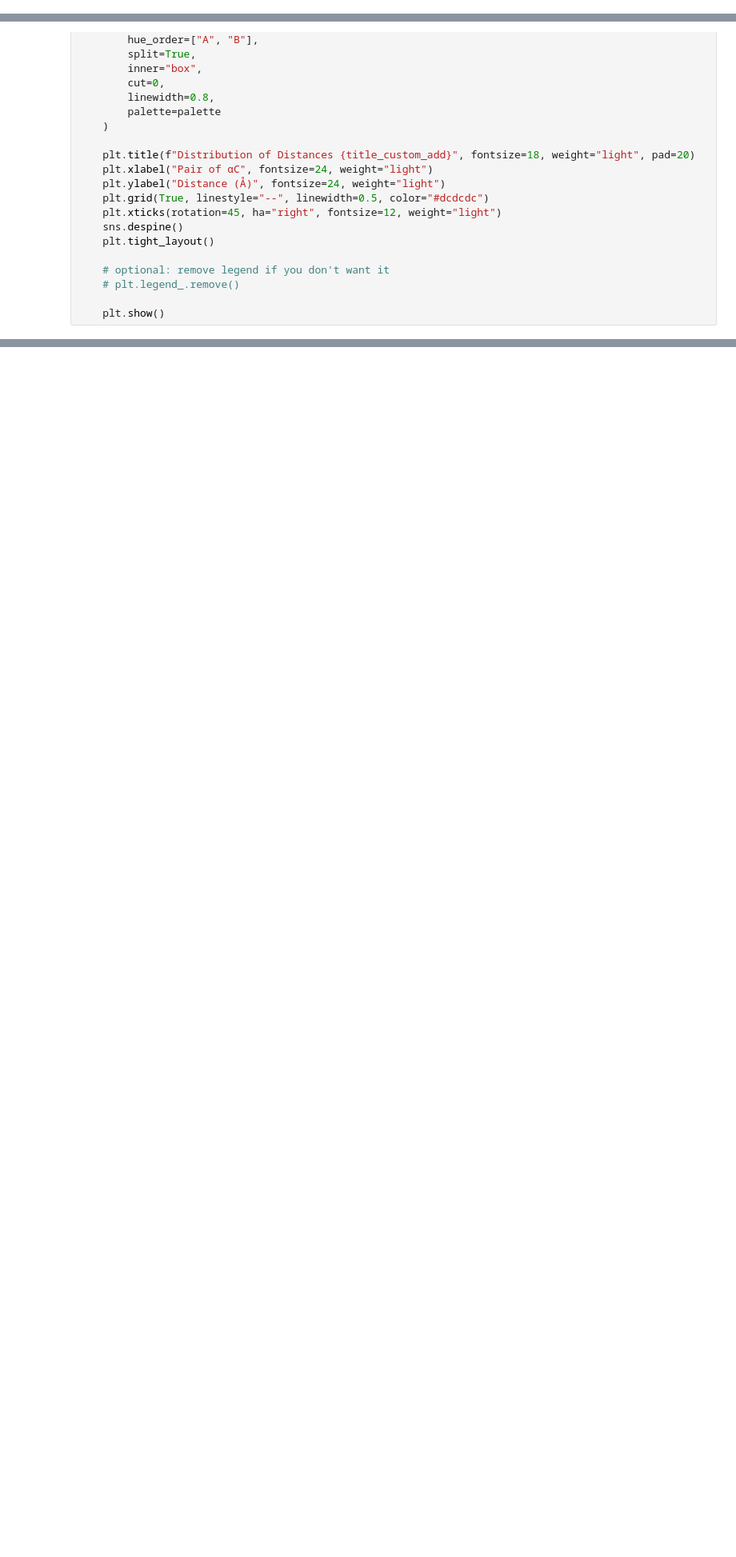
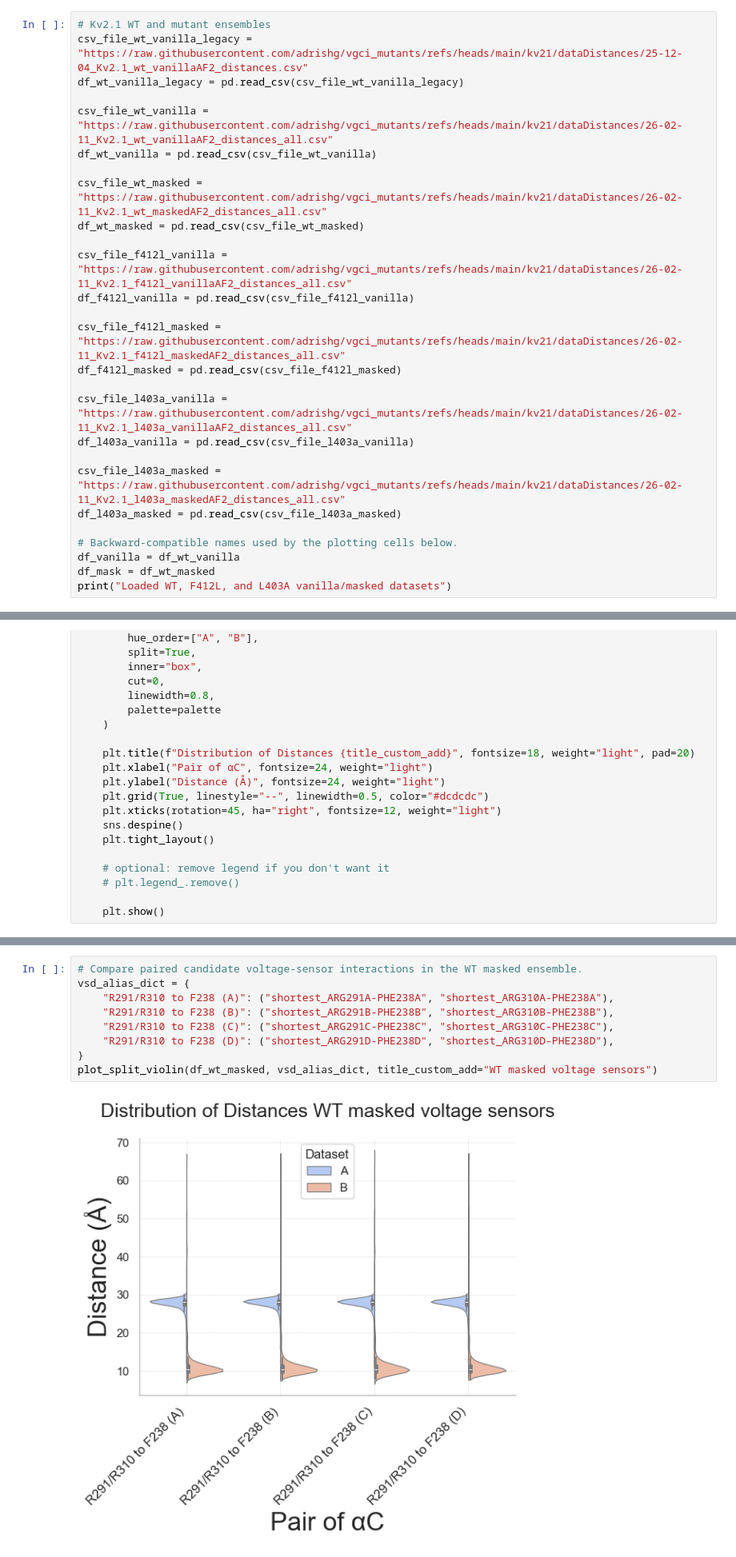
Before and after one commit to adrishg/vgci_mutants, a Jupyter notebook: kv21/Kv21_distanceDistribution_vsExperimental.ipynb, the cells around one changed output, grey strips where cells are left out. Shown at 80% size. Drawn from its saved outputs; the diff is of its cells as text; blank space fills up the shorter version.

Commit message:
refreshing all old, moving all paths to raw links still need to check compare Nav15 maskv2 and v2 no IFM

```diff
--- a/kv21/Kv21_distanceDistribution_vsExperimental.ipynb
+++ b/kv21/Kv21_distanceDistribution_vsExperimental.ipynb
@@ -22,3 +25,30 @@ df_mask = pd.read_csv(csv_file_masked)
+# %%
+# Kv2.1 WT and mutant ensembles
+csv_file_wt_vanilla_legacy = "https://raw.githubusercontent.com/adrishg/vgci_mutants/refs/heads/main/kv21/dataDistances/25-12-04_Kv2.1_wt_vanillaAF2_distances.csv"
+df_wt_vanilla_legacy = pd.read_csv(csv_file_wt_vanilla_legacy)
+
+csv_file_wt_vanilla = "https://raw.githubusercontent.com/adrishg/vgci_mutants/refs/heads/main/kv21/dataDistances/26-02-11_Kv2.1_wt_vanillaAF2_distances_all.csv"
+df_wt_vanilla = pd.read_csv(csv_file_wt_vanilla)
+
+csv_file_wt_masked = "https://raw.githubusercontent.com/adrishg/vgci_mutants/refs/heads/main/kv21/dataDistances/26-02-11_Kv2.1_wt_maskedAF2_distances_all.csv"
+df_wt_masked = pd.read_csv(csv_file_wt_masked)
+
+csv_file_f412l_vanilla = "https://raw.githubusercontent.com/adrishg/vgci_mutants/refs/heads/main/kv21/dataDistances/26-02-11_Kv2.1_f412l_vanillaAF2_distances_all.csv"
+df_f412l_vanilla = pd.read_csv(csv_file_f412l_vanilla)
+
+csv_file_f412l_masked = "https://raw.githubusercontent.com/adrishg/vgci_mutants/refs/heads/main/kv21/dataDistances/26-02-11_Kv2.1_f412l_maskedAF2_distances_all.csv"
+df_f412l_masked = pd.read_csv(csv_file_f412l_masked)
+
+csv_file_l403a_vanilla = "https://raw.githubusercontent.com/adrishg/vgci_mutants/refs/heads/main/kv21/dataDistances/26-02-11_Kv2.1_l403a_vanillaAF2_distances_all.csv"
+df_l403a_vanilla = pd.read_csv(csv_file_l403a_vanilla)
+
+csv_file_l403a_masked = "https://raw.githubusercontent.com/adrishg/vgci_mutants/refs/heads/main/kv21/dataDistances/26-02-11_Kv2.1_l403a_maskedAF2_distances_all.csv"
+df_l403a_masked = pd.read_csv(csv_file_l403a_masked)
+
+# Backward-compatible names used by the plotting cells below.
+df_vanilla = df_wt_vanilla
+df_mask = df_wt_masked
+print("Loaded WT, F412L, and L403A vanilla/masked datasets")
 # %%
 df_vanilla
 # %% [output]
@@ -531,0 +373,11 @@ for col in df_mask6.columns:
+# %%
+# Compare paired candidate voltage-sensor interactions in the WT masked ensemble.
+vsd_alias_dict = {
+    "R291/R310 to F238 (A)": ("shortest_ARG291A-PHE238A", "shortest_ARG310A-PHE238A"),
+    "R291/R310 to F238 (B)": ("shortest_ARG291B-PHE238B", "shortest_ARG310B-PHE238B"),
+    "R291/R310 to F238 (C)": ("shortest_ARG291C-PHE238C", "shortest_ARG310C-PHE238C"),
+    "R291/R310 to F238 (D)": ("shortest_ARG291D-PHE238D", "shortest_ARG310D-PHE238D"),
+}
+plot_split_violin(df_wt_masked, vsd_alias_dict, title_custom_add="WT masked voltage sensors")
+# %% [output]
+[figure, added]
```
Also changed, not shown: parts of 52 cells of this notebook, 2 other files.
